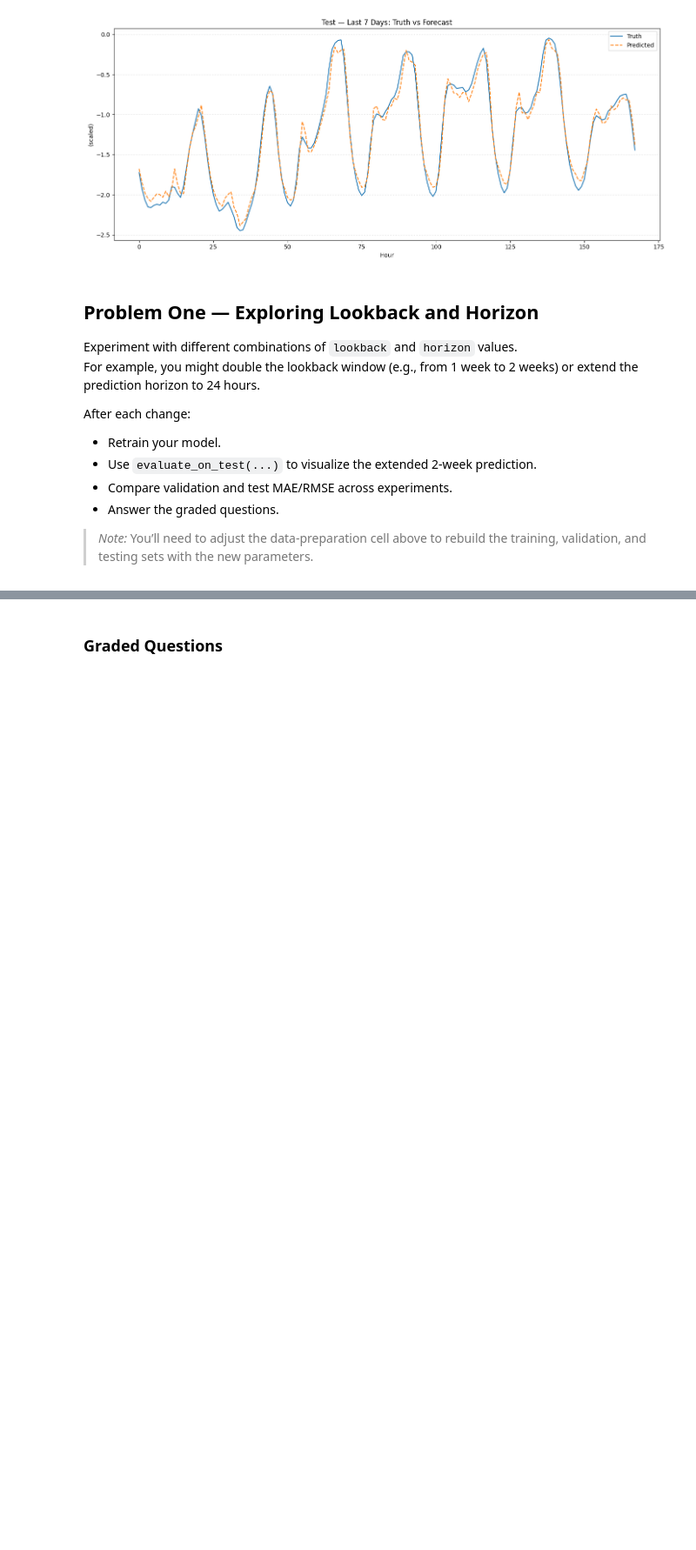
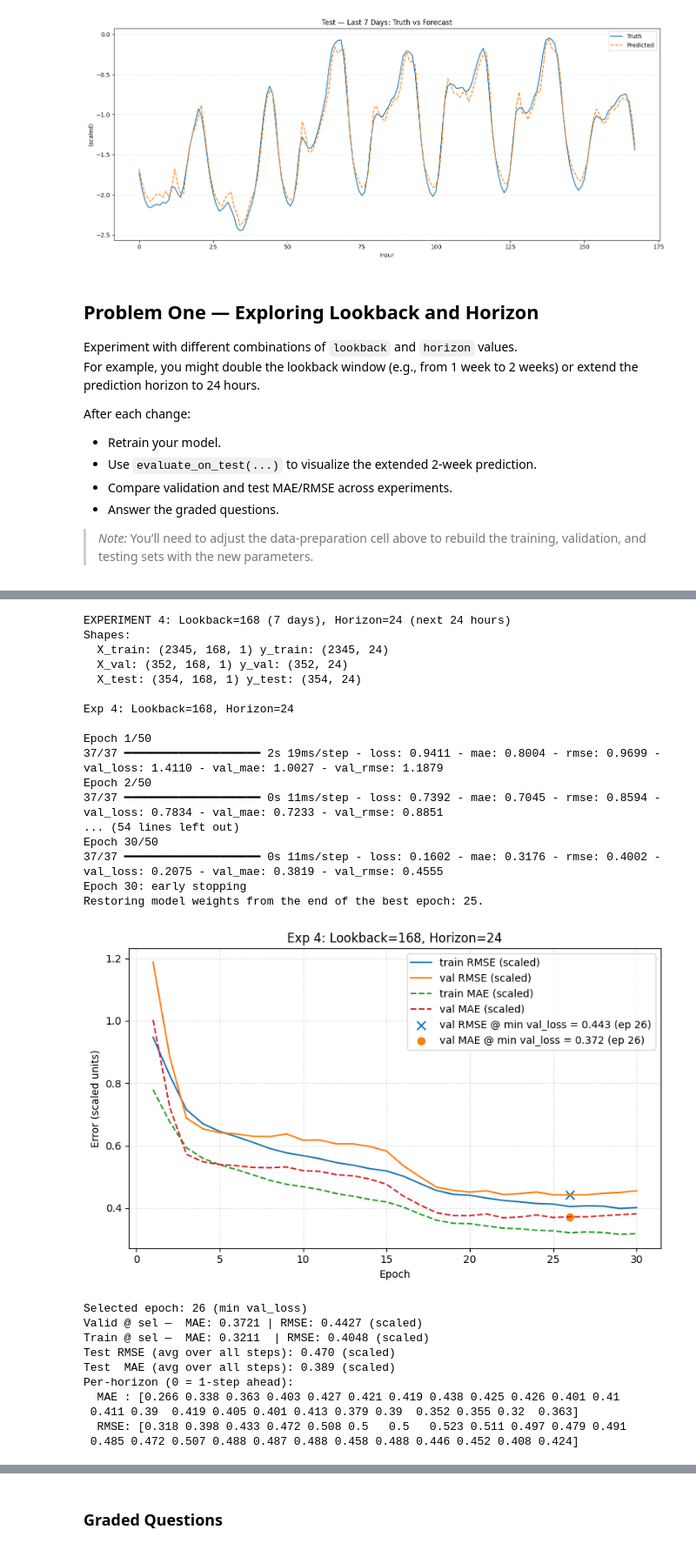
Before and after one commit to aydanmufti/Module-7-Assignments, a Jupyter notebook: Homework_08.ipynb, the cells around one changed output, grey strips where cells are left out. Shown at 87% size. Drawn from its saved outputs; the diff is of its cells as text; code cells hidden in the pictures; blank space fills up the shorter version.

```diff
--- a/Homework_08.ipynb
+++ b/Homework_08.ipynb
@@ -839,0 +952,54 @@ After each change:
+# %%
+# Experiment 4: Extended horizon - lookback=168 (7 days), horizon=24 (predict next 24 hours)
+print("EXPERIMENT 4: Lookback=168 (7 days), Horizon=24 (next 24 hours)")
+lookback = 24 * 7   # 7 days
+horizon = 24        # predict next 24 hours
+
+X_train, y_train = make_windows(train_x, lookback, horizon)
+X_val, y_val = make_windows(val_x, lookback, horizon)
+X_test, y_test = make_windows(test_x, lookback, horizon)
+
+print("Shapes:")
+print("  X_train:", X_train.shape, "y_train:", y_train.shape)
+print("  X_val:", X_val.shape, "y_val:", y_val.shape)
+print("  X_test:", X_test.shape, "y_test:", y_test.shape)
+
+model_exp4 = Sequential([
+    Input(shape=(lookback, 1)),
+    LSTM(32),
+    Dropout(0.2),
+    Dense(16, activation="relu", kernel_initializer=he),
+    Dense(horizon)  # output 24 values
+])
+
+train_and_test(model_exp4, title="Exp 4: Lookback=168, Horizon=24", verbose=1)
+evaluate_on_test(model_exp4, plot_last_hours=24*7)
+# %% [output]
+EXPERIMENT 4: Lookback=168 (7 days), Horizon=24 (next 24 hours)
+Shapes:
+  X_train: (2345, 168, 1) y_train: (2345, 24)
+  X_val: (352, 168, 1) y_val: (352, 24)
+  X_test: (354, 168, 1) y_test: (354, 24)
+
+Exp 4: Lookback=168, Horizon=24
+
+Epoch 1/50
+37/37 ━━━━━━━━━━━━━━━━━━━━ 2s 19ms/step - loss: 0.9411 - mae: 0.8004 - rmse: 0.9699 - val_loss: 1.4110 - val_mae: 1.0027 - val_rmse: 1.1879
+Epoch 2/50
+37/37 ━━━━━━━━━━━━━━━━━━━━ 0s 11ms/step - loss: 0.7392 - mae: 0.7045 - rmse: 0.8594 - val_loss: 0.7834 - val_mae: 0.7233 - val_rmse: 0.8851
+... (54 lines left out)
+Epoch 30/50
+37/37 ━━━━━━━━━━━━━━━━━━━━ 0s 11ms/step - loss: 0.1602 - mae: 0.3176 - rmse: 0.4002 - val_loss: 0.2075 - val_mae: 0.3819 - val_rmse: 0.4555
+Epoch 30: early stopping
+Restoring model weights from the end of the best epoch: 25.
+[figure, added]
+Selected epoch: 26 (min val_loss)
+Valid @ sel —  MAE: 0.3721 | RMSE: 0.4427 (scaled)
+Train @ sel —  MAE: 0.3211  | RMSE: 0.4048 (scaled)
+Test RMSE (avg over all steps): 0.470 (scaled)
+Test  MAE (avg over all steps): 0.389 (scaled)
+Per-horizon (0 = 1-step ahead):
+  MAE : [0.266 0.338 0.363 0.403 0.427 0.421 0.419 0.438 0.425 0.426 0.401 0.41
+ 0.411 0.39  0.419 0.405 0.401 0.413 0.379 0.39  0.352 0.355 0.32  0.363]
+  RMSE: [0.318 0.398 0.433 0.472 0.508 0.5   0.5   0.523 0.511 0.497 0.479 0.491
+ 0.485 0.472 0.507 0.488 0.487 0.488 0.458 0.488 0.446 0.452 0.408 0.424]
```
Also changed, not shown: parts of 23 cells of this notebook.
